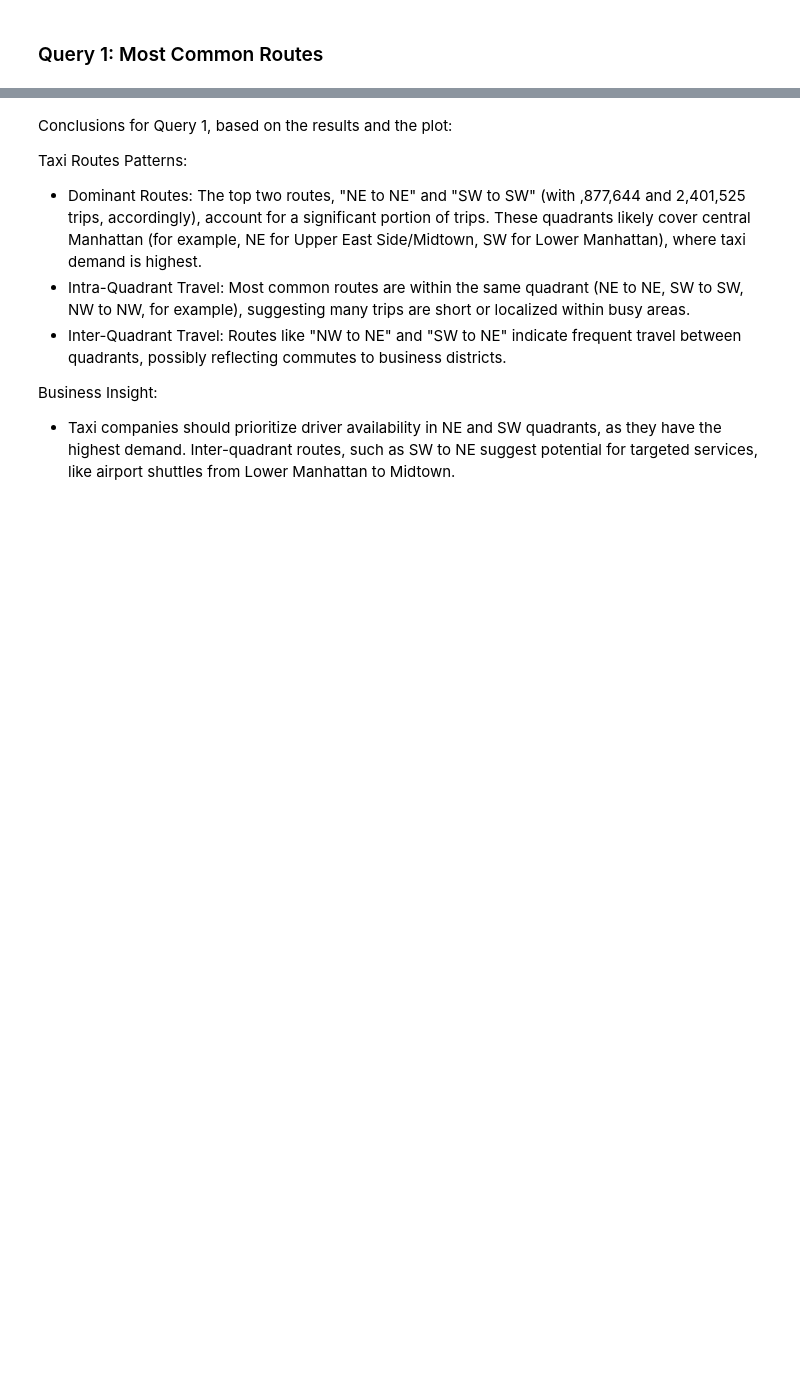
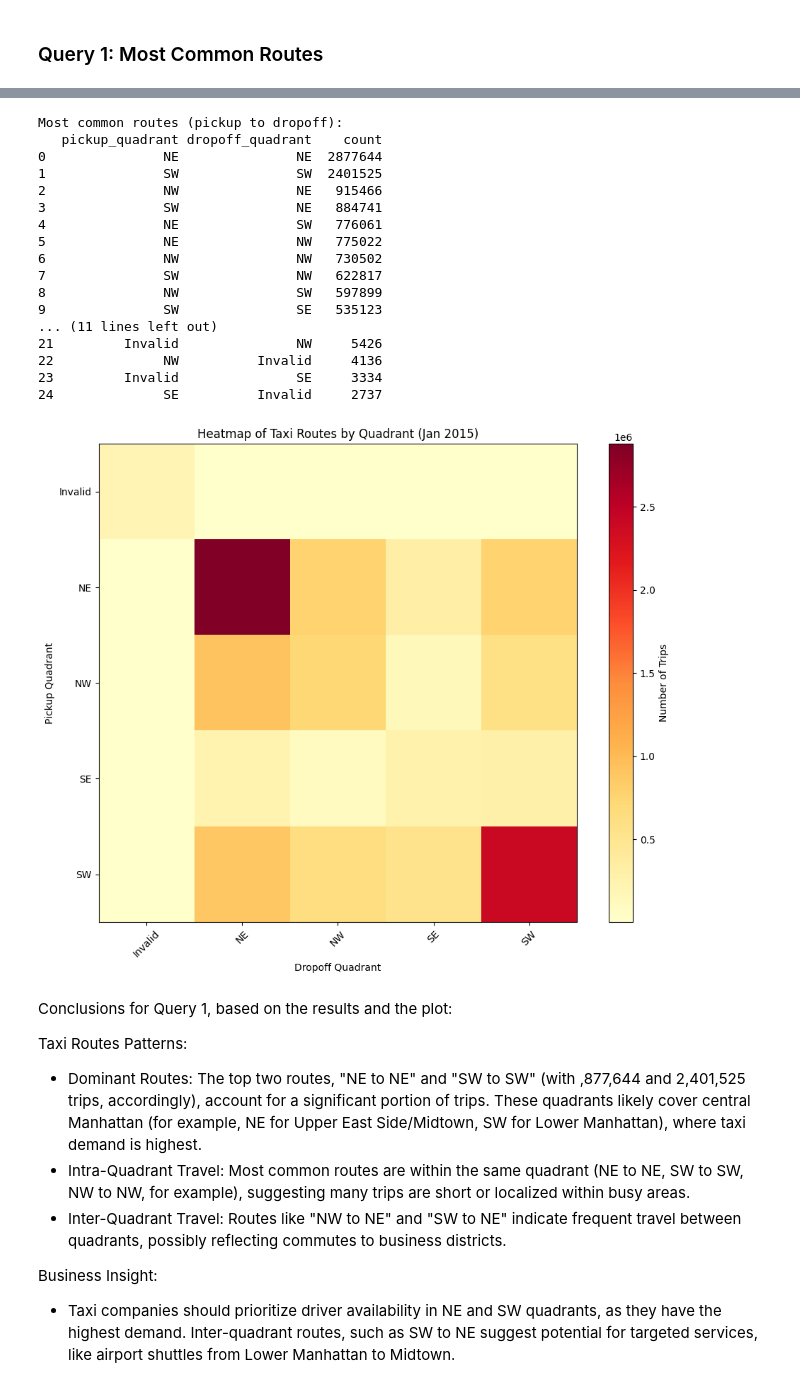
Before and after one commit to Ibonarambarri/Entrega-Final-Tratamiento, a Jupyter notebook: apartado4/resultados/results.ipynb, the cells around one changed output, grey strips where cells are left out. Drawn from its saved outputs; the diff is of its cells as text; code cells hidden in the pictures; blank space fills up the shorter version.

```diff
--- a/apartado4/resultados/results.ipynb
+++ b/apartado4/resultados/results.ipynb
@@ -63,3 +24,57 @@ Most common routes (pickup to dropoff):
+# %%
+#Query 1: Most Common Routes (pickup_quadrant to dropoff_quadrant)
+def query_1():
+    # Load CSV from q1 folder
+    result_pd = load_csv("q1")
+    print("\nMost common routes (pickup to dropoff):")
+    print(result_pd)
+
+    # Define unique quadrants
+    quadrants = sorted(result_pd['pickup_quadrant'].unique())
+    n = len(quadrants)
+
+    # Create a pivot table for heatmap data
+    heatmap_data = np.zeros((n, n))
+    for _, row in result_pd.iterrows():
+        i = quadrants.index(row['pickup_quadrant'])
+        j = quadrants.index(row['dropoff_quadrant'])
+        heatmap_data[i, j] = row['count']
+
+    # Create heatmap
+    plt.figure(figsize=(10, 8))
+    plt.imshow(heatmap_data, cmap='YlOrRd', interpolation='nearest')
+    plt.colorbar(label='Number of Trips')
+    plt.xticks(range(n), quadrants, rotation=45)
+    plt.yticks(range(n), quadrants)
+    plt.xlabel('Dropoff Quadrant')
+    plt.ylabel('Pickup Quadrant')
+    plt.title('Heatmap of Taxi Routes by Quadrant (Jan 2015)')
+    plt.tight_layout()
+    plt.show()
+
+    return result_pd
+
+# Run Query 1
+result_q1 = query_1()
+# %% [output]
+Most common routes (pickup to dropoff):
+   pickup_quadrant dropoff_quadrant    count
+0               NE               NE  2877644
+1               SW               SW  2401525
+2               NW               NE   915466
+3               SW               NE   884741
+4               NE               SW   776061
+5               NE               NW   775022
+6               NW               NW   730502
+7               SW               NW   622817
+8               NW               SW   597899
+9               SW               SE   535123
+... (11 lines left out)
+21         Invalid               NW     5426
+22              NW          Invalid     4136
+23         Invalid               SE     3334
+24              SE          Invalid     2737
+[figure, added]
 # %% [markdown]
 Conclusions for Query 1, based on the results and the plot:
 
```
Also changed, not shown: parts of 2 cells of this notebook.
